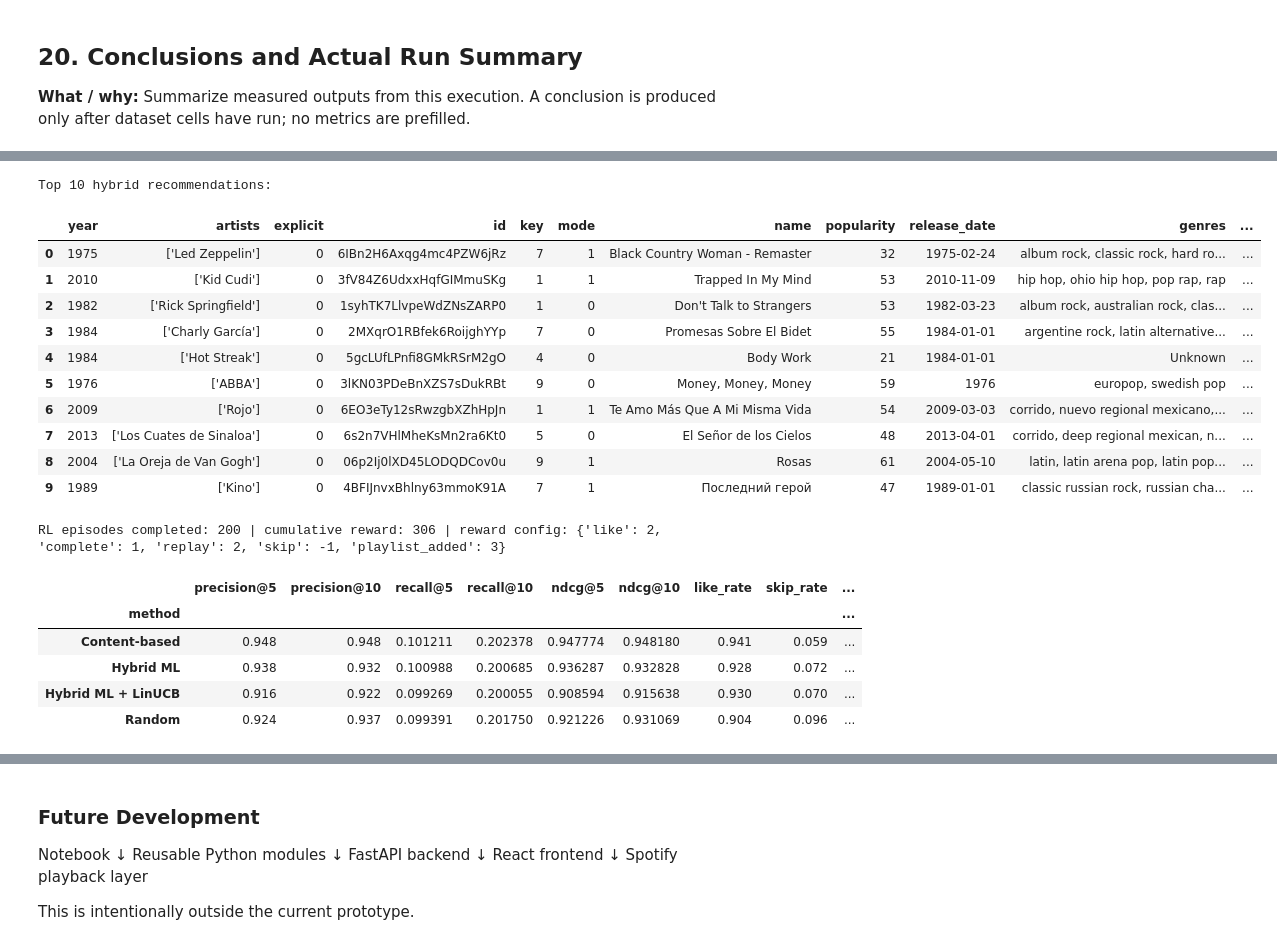
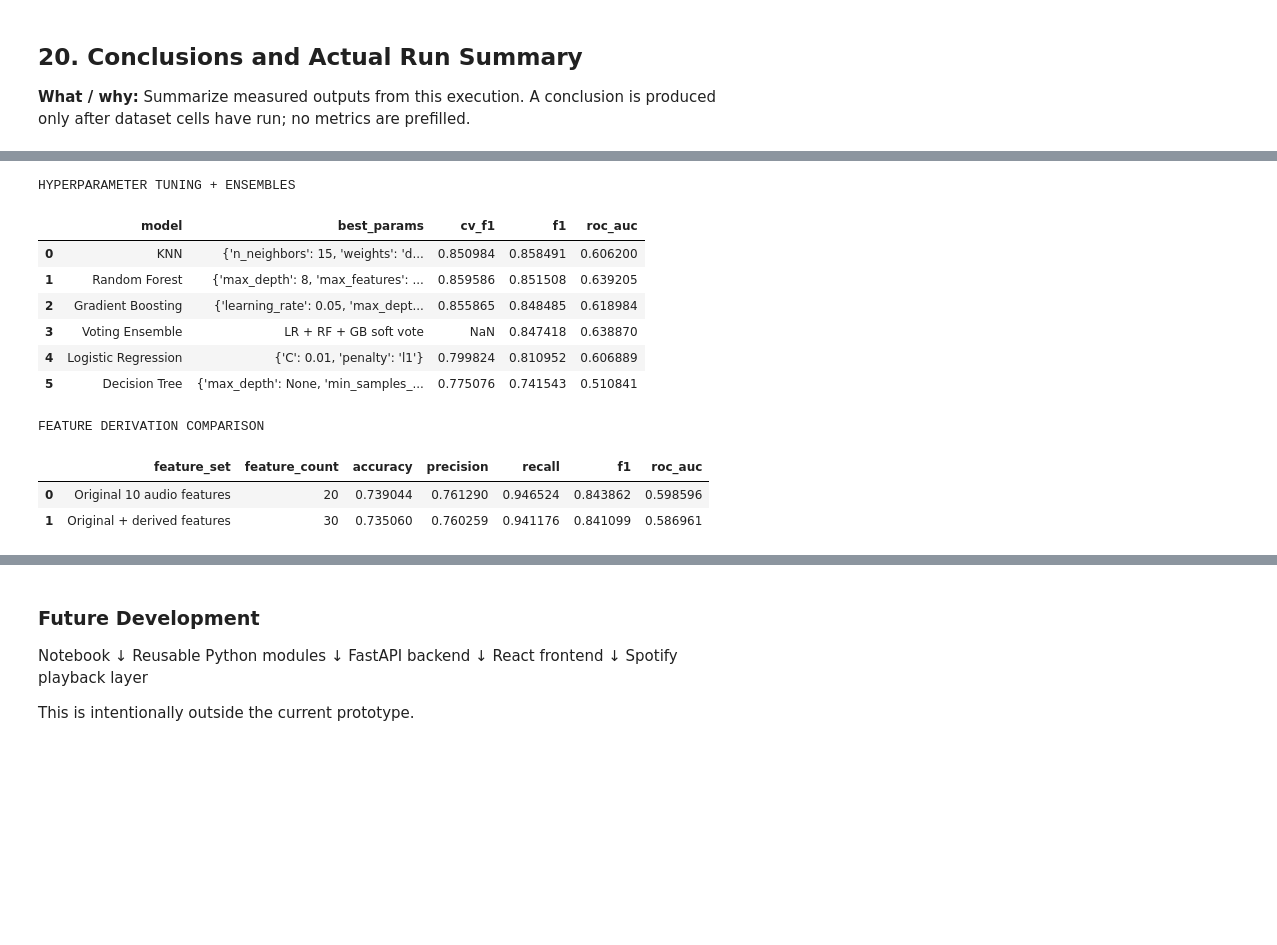
Before and after one commit to asmitp00/TuneTwin, a Jupyter notebook: TuneTwin_AI_Testing.ipynb, the cells around one changed output, grey strips where cells are left out. Cells and saved outputs as stored; diff of their text form; code cells hidden in the pictures; blank space fills up the shorter version.

```diff
--- a/TuneTwin_AI_Testing.ipynb
+++ b/TuneTwin_AI_Testing.ipynb
@@ -274,9 +332,6 @@ Tested K: [2, 3, 4, 5, 6, 7, 8, 9, 10] | selected: 2 | measured silhouette: 0.23
 ## 9. Simulated User Profiles
 **What / why:** Construct several preference vectors from empirical feature quantiles, so varied feature scales and dataset schema are respected. Profiles drive probabilistic feedback only; they do not directly assign recommendations.
 # %%
-# Convert catalog feature values to a common 0..1 range for profile similarity.
-feature_min = np.nanmin(X_imputed, axis=0); feature_max = np.nanmax(X_imputed, axis=0)
-X_unit = np.clip((X_imputed - feature_min) / np.where(feature_max > feature_min, feature_max-feature_min, 1), 0, 1)
 # Preference targets only shape probabilistic simulated feedback; recommenders learn/rank separately.
 profile_specs = [
     {"energy": .85, "danceability": .85},
@@ -524,19 +792,24 @@ Weights: {'audio': 0.6, 'genre': 0.25, 'same_artist': 0.15}
 supervised_probability_cache = {}
 def hybrid_recommend(user_id, n=50, exclude_rows=None):
     pref = preference_profiles[user_id]
-    pref_scaled = (pref * (feature_max-feature_min) + feature_min - scaler.mean_) / scaler.scale_
+    pref_scaled = (pref * (feature_max - feature_min) + feature_min - scaler.mean_) / scaler.scale_
     content = cosine_similarity(pref_scaled.reshape(1,-1), X_scaled).ravel()
     content = (content + 1) / 2  # cosine range [-1,1] -> [0,1]
     if user_id not in supervised_probability_cache:
         pred_features = np.column_stack([X_scaled, np.tile(pref_scaled, (len(tracks), 1))])
-        supervised_probability_cache[user_id] = best_model.predict_proba(pd.DataFrame(pred_features, columns=MODEL_FEATURES))[:,1]
+        supervised_probability_cache[user_id] = best_model.predict_proba(
+            pd.DataFrame(pred_features, columns=MODEL_FEATURES)
+        )[:, 1]
     prob = supervised_probability_cache[user_id]
-    score = HYBRID_CONTENT_WEIGHT*content + HYBRID_SUPERVISED_WEIGHT*prob
+    score = HYBRID_CONTENT_WEIGHT * content + HYBRID_SUPERVISED_WEIGHT * prob
     excluded = set(exclude_rows or [])
     if excluded: score[list(excluded)] = -np.inf
     idx = np.argsort(score)[::-1][:n]
     result = metadata.iloc[idx].copy()
-    result["catalog_row"] = idx; result["content_score"] = content[idx]; result["predicted_like_probability"] = prob[idx]; result["hybrid_score"] = score[idx]
+    result["catalog_row"] = idx
+    result["content_score"] = content[idx]
+    result["predicted_like_probability"] = prob[idx]
+    result["hybrid_score"] = score[idx]
     return result.reset_index(drop=True)
 display(hybrid_recommend(list(preference_profiles)[0], n=10))
 # %% [output]
@@ -811,14 +1133,33 @@ Feedback: like | reward: 2 | LinUCB updated
 **What / why:** Summarize measured outputs from this execution. A conclusion is produced only after dataset cells have run; no metrics are prefilled.
 # %%
 print("DATASET")
-print(f"tracks={len(tracks):,}; source columns={tracks_raw.shape[1]}; model features={FEATURES}")
-print("PCA components:", n_components, "| explained variance:", round(float(pca.explained_variance_ratio_.sum()),4))
-print("K values tested:", K_VALUES, "| selected:", selected_k, "| silhouette:", round(float(cluster_results.loc[cluster_results.k==selected_k,'silhouette'].iloc[0]),4))
-print("SUPERVISED models tested:", model_metrics.model.tolist(), "| selected by held-out F1:", best_model_name)
+print(f"tracks={len(tracks):,}; source columns={tracks_raw.shape[1]}")
+print("base features:", BASE_FEATURES)
+print("derived features:", DERIVED_FEATURES)
+print()
+print("PCA components:", n_components, "| explained variance:", round(float(pca.explained_variance_ratio_.sum()), 4))
+print("K values tested:", K_VALUES, "| selected:", selected_k, "| silhouette:", round(float(cluster_results.loc[cluster_results.k == selected_k, 'silhouette'].iloc[0]), 4))
+print()
+print("REGULARIZATION (held-out grouped split)")
+display(regularization_results[["model", "train_f1", "f1", "f1_gap", "roc_auc"]])
+print()
+print("HYPERPARAMETER TUNING + ENSEMBLES")
+display(tuning_results[["model", "best_params", "cv_f1", "f1", "roc_auc"]])
+print()
+print("FEATURE DERIVATION COMPARISON")
+display(derived_feature_results)
+print()
+print("FINAL HELD-OUT MODEL COMPARISON")
 display(model_metrics)
-print("Top 10 hybrid recommendations:"); display(hybrid_recommend(demo_user,n=10))
-print("RL episodes completed:",len(episode_log),"| cumulative reward:",int(episode_log.reward.sum()) if len(episode_log) else 0,"| reward config:",REWARDS)
+print("Selected classifier:", best_model_name)
+print()
+print("RL episodes completed:", len(episode_log), "| cumulative reward:", int(episode_log.reward.sum()) if len(episode_log) else 0, "| reward config:", REWARDS)
+print()
+print("RECOMMENDATION EVALUATION")
 display(baseline_results)
-print("Spotify auth:",SPOTIFY_AUTH_STATUS,"| example match:",match,"| playback attempt is reported above only when a Spotify match was found.")
+print()
+print("Spotify auth:", SPOTIFY_AUTH_STATUS, "| example match:", match, "| playback attempt is reported above only when a Spotify match was found.")
+print()
+print("LIMITATION: Like/Skip labels are simulated. These metrics demonstrate the pipeline and model comparison, not real listener accuracy.")
 # %% [output]
 DATASET
@@ -835,19 +1182,12 @@ SUPERVISED models tested: ['Gradient Boosting', 'KNN', 'Random Forest', 'Logisti
-Top 10 hybrid recommendations:
+HYPERPARAMETER TUNING + ENSEMBLES
-|  | year | artists | explicit | id | key | mode | name | popularity | release_date | genres | ... |
-| 0 | 1975 | ['Led Zeppelin'] | 0 | 6IBn2H6Axqg4mc4PZW6jRz | 7 | 1 | Black Country Woman - Remaster | 32 | 1975-02-24 | album rock, classic rock, hard ro... | ... |
-| 1 | 2010 | ['Kid Cudi'] | 0 | 3fV84Z6UdxxHqfGIMmuSKg | 1 | 1 | Trapped In My Mind | 53 | 2010-11-09 | hip hop, ohio hip hop, pop rap, rap | ... |
-| 2 | 1982 | ['Rick Springfield'] | 0 | 1syhTK7LlvpeWdZNsZARP0 | 1 | 0 | Don't Talk to Strangers | 53 | 1982-03-23 | album rock, australian rock, clas... | ... |
-| 3 | 1984 | ['Charly García'] | 0 | 2MXqrO1RBfek6RoijghYYp | 7 | 0 | Promesas Sobre El Bidet | 55 | 1984-01-01 | argentine rock, latin alternative... | ... |
-| 4 | 1984 | ['Hot Streak'] | 0 | 5gcLUfLPnfi8GMkRSrM2gO | 4 | 0 | Body Work | 21 | 1984-01-01 | Unknown | ... |
-| 5 | 1976 | ['ABBA'] | 0 | 3lKN03PDeBnXZS7sDukRBt | 9 | 0 | Money, Money, Money | 59 | 1976 | europop, swedish pop | ... |
-| 6 | 2009 | ['Rojo'] | 0 | 6EO3eTy12sRwzgbXZhHpJn | 1 | 1 | Te Amo Más Que A Mi Misma Vida | 54 | 2009-03-03 | corrido, nuevo regional mexicano,... | ... |
-| 7 | 2013 | ['Los Cuates de Sinaloa'] | 0 | 6s2n7VHlMheKsMn2ra6Kt0 | 5 | 0 | El Señor de los Cielos | 48 | 2013-04-01 | corrido, deep regional mexican, n... | ... |
-| 8 | 2004 | ['La Oreja de Van Gogh'] | 0 | 06p2Ij0lXD45LODQDCov0u | 9 | 1 | Rosas | 61 | 2004-05-10 | latin, latin arena pop, latin pop... | ... |
-| 9 | 1989 | ['Kino'] | 0 | 4BFIJnvxBhlny63mmoK91A | 7 | 1 | Последний герой | 47 | 1989-01-01 | classic russian rock, russian cha... | ... |
+|  | model | best_params | cv_f1 | f1 | roc_auc |
+| 0 | KNN | {'n_neighbors': 15, 'weights': 'd... | 0.850984 | 0.858491 | 0.606200 |
+| 1 | Random Forest | {'max_depth': 8, 'max_features': ... | 0.859586 | 0.851508 | 0.639205 |
+| 2 | Gradient Boosting | {'learning_rate': 0.05, 'max_dept... | 0.855865 | 0.848485 | 0.618984 |
+| 3 | Voting Ensemble | LR + RF + GB soft vote | NaN | 0.847418 | 0.638870 |
+| 4 | Logistic Regression | {'C': 0.01, 'penalty': 'l1'} | 0.799824 | 0.810952 | 0.606889 |
+| 5 | Decision Tree | {'max_depth': None, 'min_samples_... | 0.775076 | 0.741543 | 0.510841 |
-RL episodes completed: 200 | cumulative reward: 306 | reward config: {'like': 2, 'complete': 1, 'replay': 2, 'skip': -1, 'playlist_added': 3}
+FEATURE DERIVATION COMPARISON
-|  | precision@5 | precision@10 | recall@5 | recall@10 | ndcg@5 | ndcg@10 | like_rate | skip_rate | ... |
-| method |  |  |  |  |  |  |  |  | ... |
-| Content-based | 0.948 | 0.948 | 0.101211 | 0.202378 | 0.947774 | 0.948180 | 0.941 | 0.059 | ... |
-| Hybrid ML | 0.938 | 0.932 | 0.100988 | 0.200685 | 0.936287 | 0.932828 | 0.928 | 0.072 | ... |
-| Hybrid ML + LinUCB | 0.916 | 0.922 | 0.099269 | 0.200055 | 0.908594 | 0.915638 | 0.930 | 0.070 | ... |
-| Random | 0.924 | 0.937 | 0.099391 | 0.201750 | 0.921226 | 0.931069 | 0.904 | 0.096 | ... |
+|  | feature_set | feature_count | accuracy | precision | recall | f1 | roc_auc |
+| 0 | Original 10 audio features | 20 | 0.739044 | 0.761290 | 0.946524 | 0.843862 | 0.598596 |
+| 1 | Original + derived features | 30 | 0.735060 | 0.760259 | 0.941176 | 0.841099 | 0.586961 |
```
Also changed, not shown: parts of 18 cells of this notebook, 9 other files.
